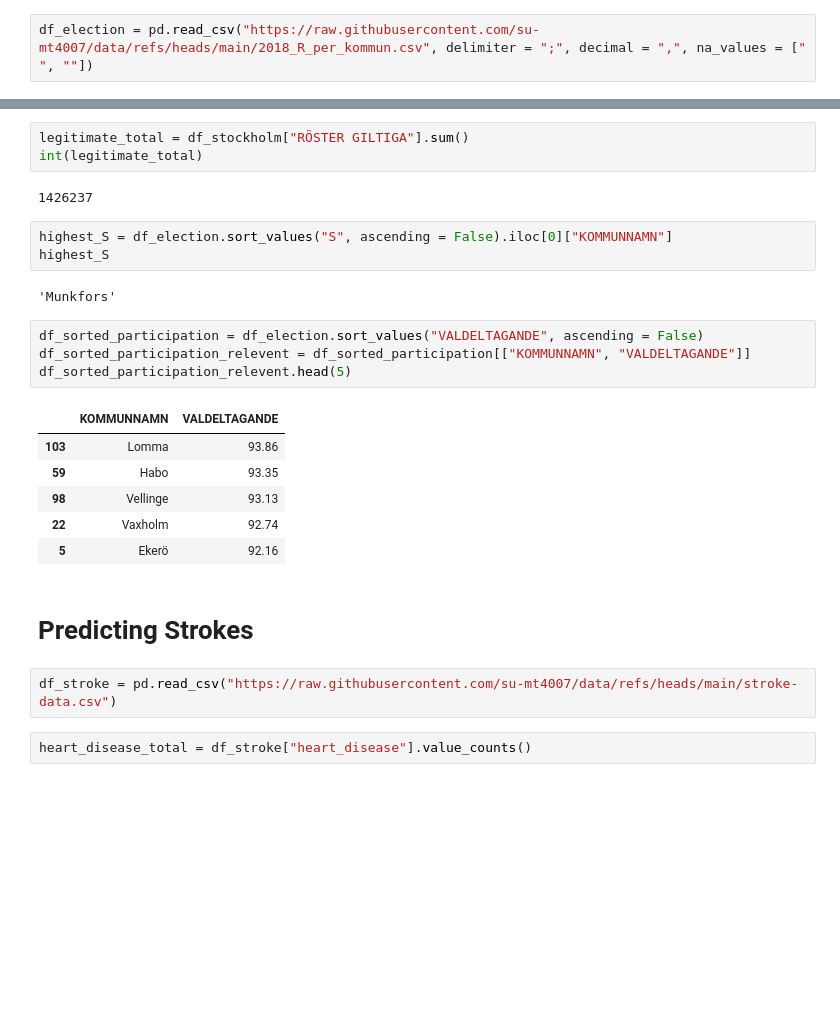
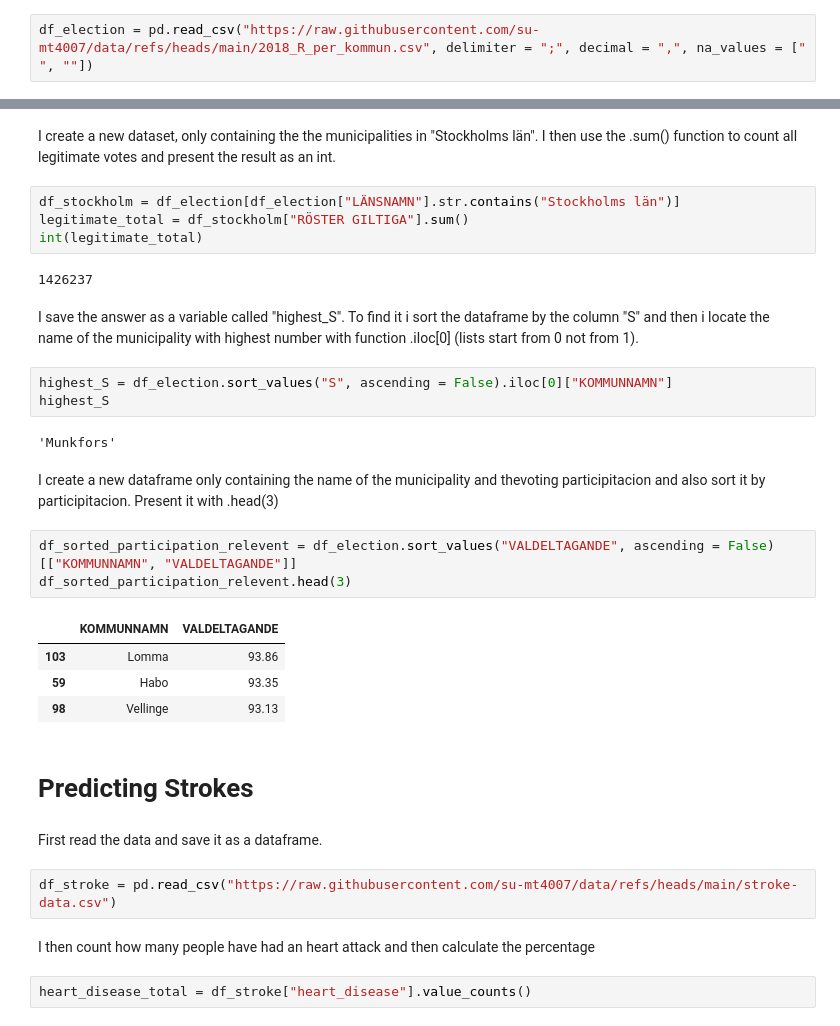
Before and after one commit to BenjaminTillius/su-mt4007, a Jupyter notebook: HW2/HW2.ipynb, the cells around one changed output, grey strips where cells are left out. Saved outputs shown, nothing was run; the diff lists cells and outputs as text; blank space fills up the shorter version.

```diff
--- a/HW2/HW2.ipynb
+++ b/HW2/HW2.ipynb
@@ -96,28 +63,36 @@ df_stockholm = df_election[df_election["LÄNSNAMN"].str.contains("Stockholms lä
+# %% [markdown]
+I create a new dataset, only containing the the municipalities in "Stockholms län". I then use the .sum() function to count all legitimate votes and present the result as an int.
 # %%
+df_stockholm = df_election[df_election["LÄNSNAMN"].str.contains("Stockholms län")]
 legitimate_total = df_stockholm["RÖSTER GILTIGA"].sum()
 int(legitimate_total)
 # %% [output]
 1426237
+# %% [markdown]
+I save the answer as a variable called "highest_S". To find it i sort the dataframe by the column "S" and then i locate the name of the municipality with highest number with function .iloc[0] (lists start from 0 not from 1).
 # %%
 highest_S = df_election.sort_values("S", ascending = False).iloc[0]["KOMMUNNAMN"]
 highest_S
 # %% [output]
 'Munkfors'
+# %% [markdown]
+I create a new dataframe only containing the name of the municipality and thevoting participitacion and also sort it by participitacion. Present it with .head(3)
 # %%
-df_sorted_participation = df_election.sort_values("VALDELTAGANDE", ascending = False)
-df_sorted_participation_relevent = df_sorted_participation[["KOMMUNNAMN", "VALDELTAGANDE"]]
-df_sorted_participation_relevent.head(5)
+df_sorted_participation_relevent = df_election.sort_values("VALDELTAGANDE", ascending = False)[["KOMMUNNAMN", "VALDELTAGANDE"]]
+df_sorted_participation_relevent.head(3)
 # %% [output]
 |  | KOMMUNNAMN | VALDELTAGANDE |
 | 103 | Lomma | 93.86 |
 | 59 | Habo | 93.35 |
 | 98 | Vellinge | 93.13 |
-| 22 | Vaxholm | 92.74 |
-| 5 | Ekerö | 92.16 |
 # %% [markdown]
 # Predicting Strokes
+# %% [markdown]
+First read the data and save it as a dataframe.
 # %%
 df_stroke = pd.read_csv("https://raw.githubusercontent.com/su-mt4007/data/refs/heads/main/stroke-data.csv")
+# %% [markdown]
+I then count how many people have had an heart attack and then calculate the percentage
 # %%
 heart_disease_total = df_stroke["heart_disease"].value_counts()
 # %%
```
Also changed, not shown: parts of 24 cells of this notebook.
